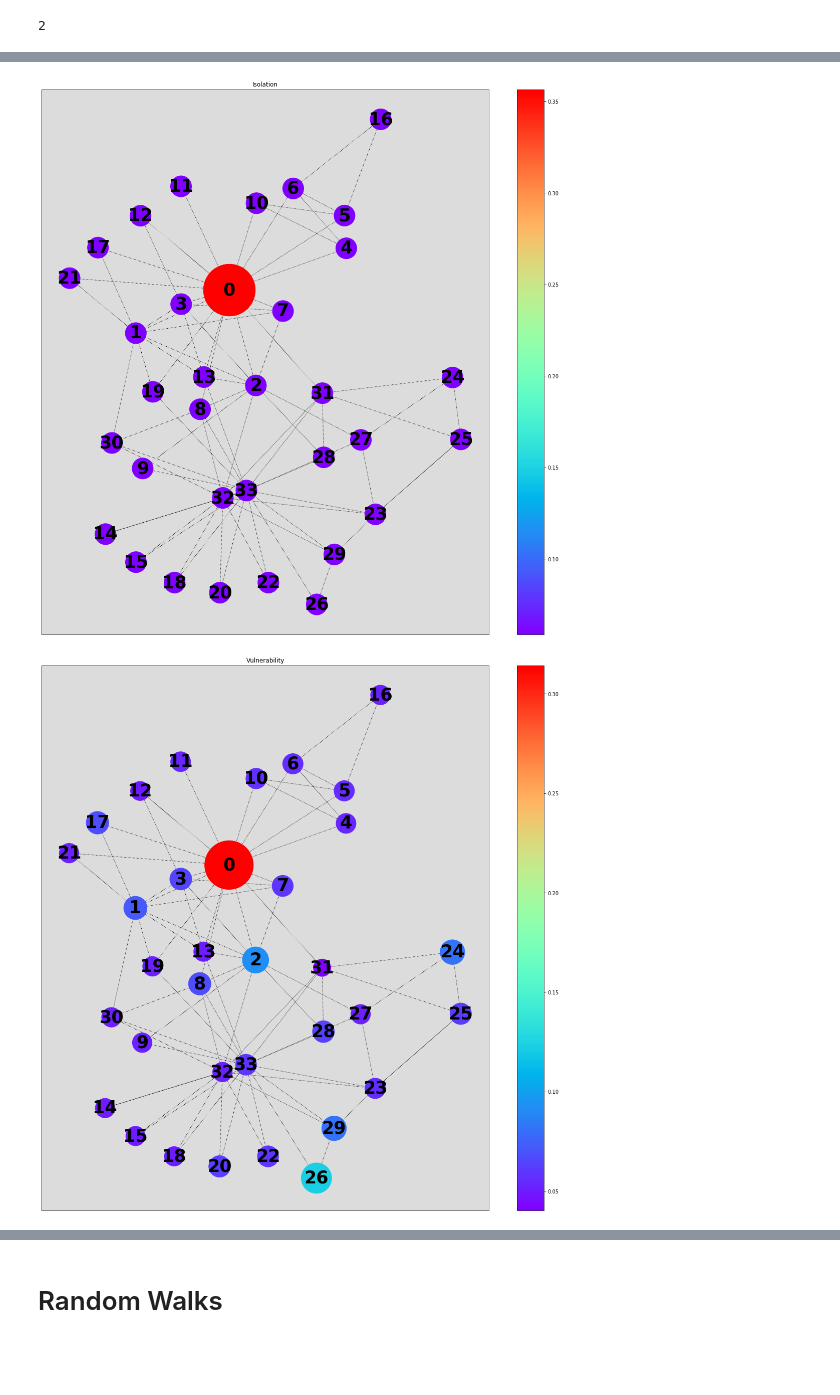
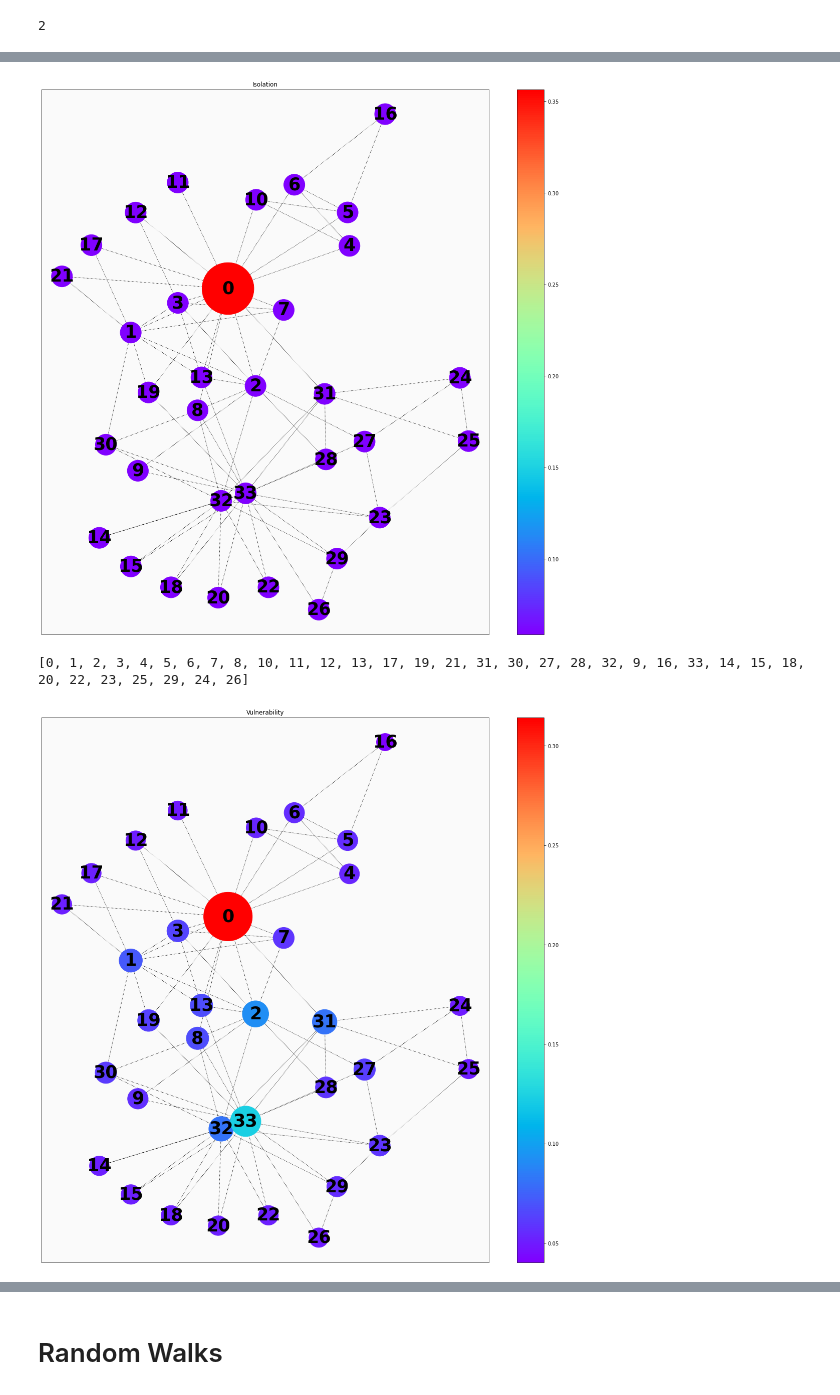
Before and after one commit to gioguarnieri/RedesComplexas, a Jupyter notebook: caracterizações_de_grafos.ipynb, the cells around one changed output, grey strips where cells are left out. Drawn from its saved outputs; the diff is of its cells as text; code cells hidden in the pictures; blank space fills up the shorter version.

```diff
--- a/caracterizações_de_grafos.ipynb
+++ b/caracterizações_de_grafos.ipynb
@@ -273,12 +289,11 @@ len(comm)
 # %% [output]
 2
 # %%
-iso = []
-vul = []
 iso = isolation(G)
 vul1 = vulnerability(G)
 vul = [round(i, 6) for i in vul1]
 convert = G.get_edgelist()
 GNX = nx.Graph(convert)
 cmap = plt.cm.rainbow
-facecolor = "gainsboro"
+facecolor = "#FAFAFA"
+normiso = [float(i)/(V*(V-1)) for i in iso]
@@ -285,5 +304,4 @@ facecolor = "gainsboro"
 # %%
-normiso = [float(i)/(V*(V-1)) for i in iso]
 norm = matplotlib.colors.Normalize(vmin=min(normiso), vmax=max(normiso))
 fig, ax = plt.subplots(figsize=(20, 20))
 ax.set_facecolor(facecolor)
@@ -298,22 +316,31 @@ nx.draw_networkx(GNX, pos=nx.kamada_kawai_layout(GNX), cmap='rainbow',
 plt.show()
 #Isolation plot
 # %% [output]
-[figure, old version]
+[figure, new version]
+# %%
+x = list(GNX.nodes)
+vul1 = []
+print(x)
+for i in x:
+    vul1.append(vul[i])
+# %% [output]
+[0, 1, 2, 3, 4, 5, 6, 7, 8, 10, 11, 12, 13, 17, 19, 21, 31, 30, 27, 28, 32, 9, 16, 33, 14, 15, 18, 20, 22, 23, 25, 29, 24, 26]
 # %%
 cmap = plt.cm.rainbow
-norm = matplotlib.colors.Normalize(vmin=min(vul), vmax=max(vul))
+norm = matplotlib.colors.Normalize(vmin=min(vul1), vmax=max(vul1))
 fig, ax = plt.subplots(figsize=(20, 20))
 ax.set_facecolor(facecolor)
 sm = plt.cm.ScalarMappable(cmap=cmap, norm=norm)
 sm.set_array([])  # only needed for matplotlib < 3.1
 fig.colorbar(sm)
 plt.title("Vulnerability")
 nx.draw_networkx(GNX, pos=nx.kamada_kawai_layout(GNX), cmap='rainbow',
-                 node_color=vul, node_size=30000*np.array(vul),
+                 node_color=vul1, node_size=30000*np.array(vul1),
                  font_color='black', style='dotted',
                  font_weight='heavy', font_size=35)
+plt.savefig(f"vul_{tipo}.png")
 plt.show()
 # Vulnerablity plot
 # %% [output]
-[figure, old version]
+[figure, new version]
 # %%
```
Also changed, not shown: parts of 23 cells of this notebook.
